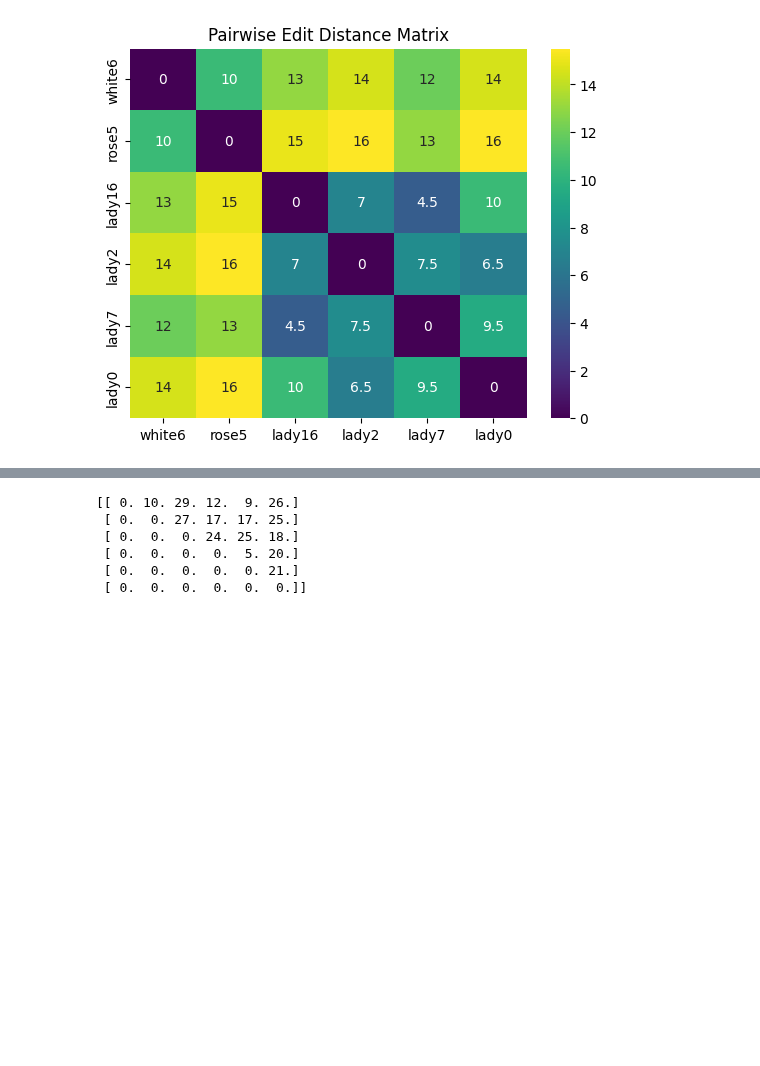
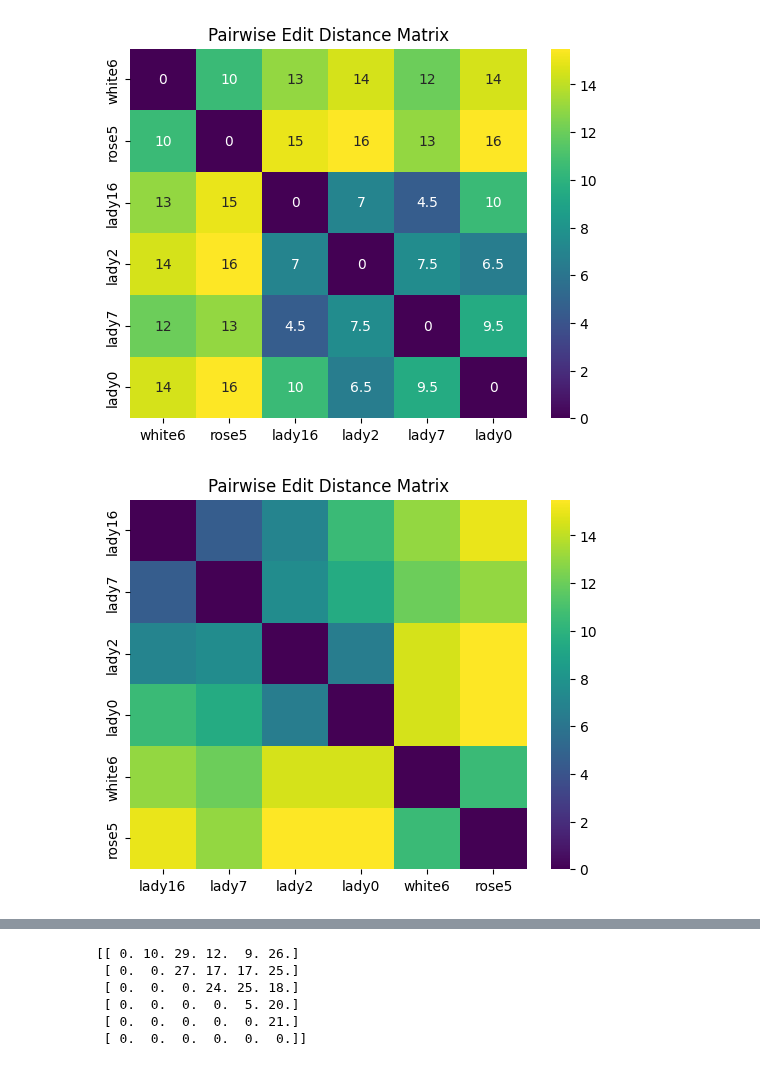
Before and after one commit to adendorffy/acoustic-unit-discovery, a Jupyter notebook: acoustic_units/lady_pipeline.ipynb, the cells around one changed output, grey strips where cells are left out. Cells and saved outputs as stored; diff of their text form; code cells hidden in the pictures; blank space fills up the shorter version.

```diff
--- a/acoustic_units/lady_pipeline.ipynb
+++ b/acoustic_units/lady_pipeline.ipynb
@@ -170,3 +170,19 @@ plt.title("Pairwise Edit Distance Matrix")
 plt.show()
 # %% [output]
 [figure]
+# %%
+from scipy.cluster.hierarchy import linkage, leaves_list
+
+dist_df = pd.DataFrame(dist_matrix, index=names, columns=names)
+
+linked = linkage(dist_matrix, method='average')
+
+order = leaves_list(linked)
+reordered_dist_df = dist_df.iloc[order, order]
+# %%
+plt.Figure(figsize=(8,6))
+sns.heatmap(reordered_dist_df, cmap='viridis')
+plt.title("Pairwise Edit Distance Matrix")
+plt.show()
+# %% [output]
+[figure, added]
```
Also changed, not shown: parts of 2 cells of this notebook.
